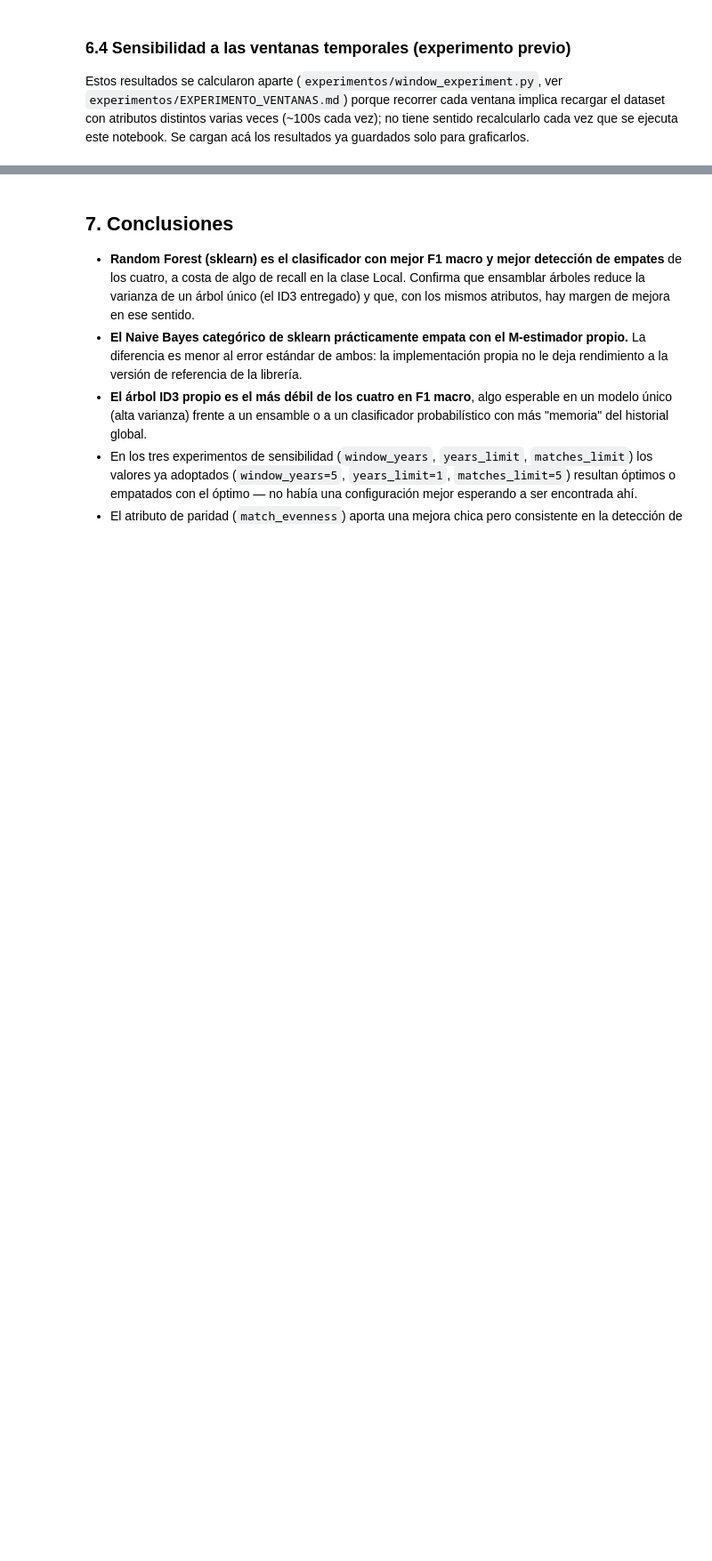
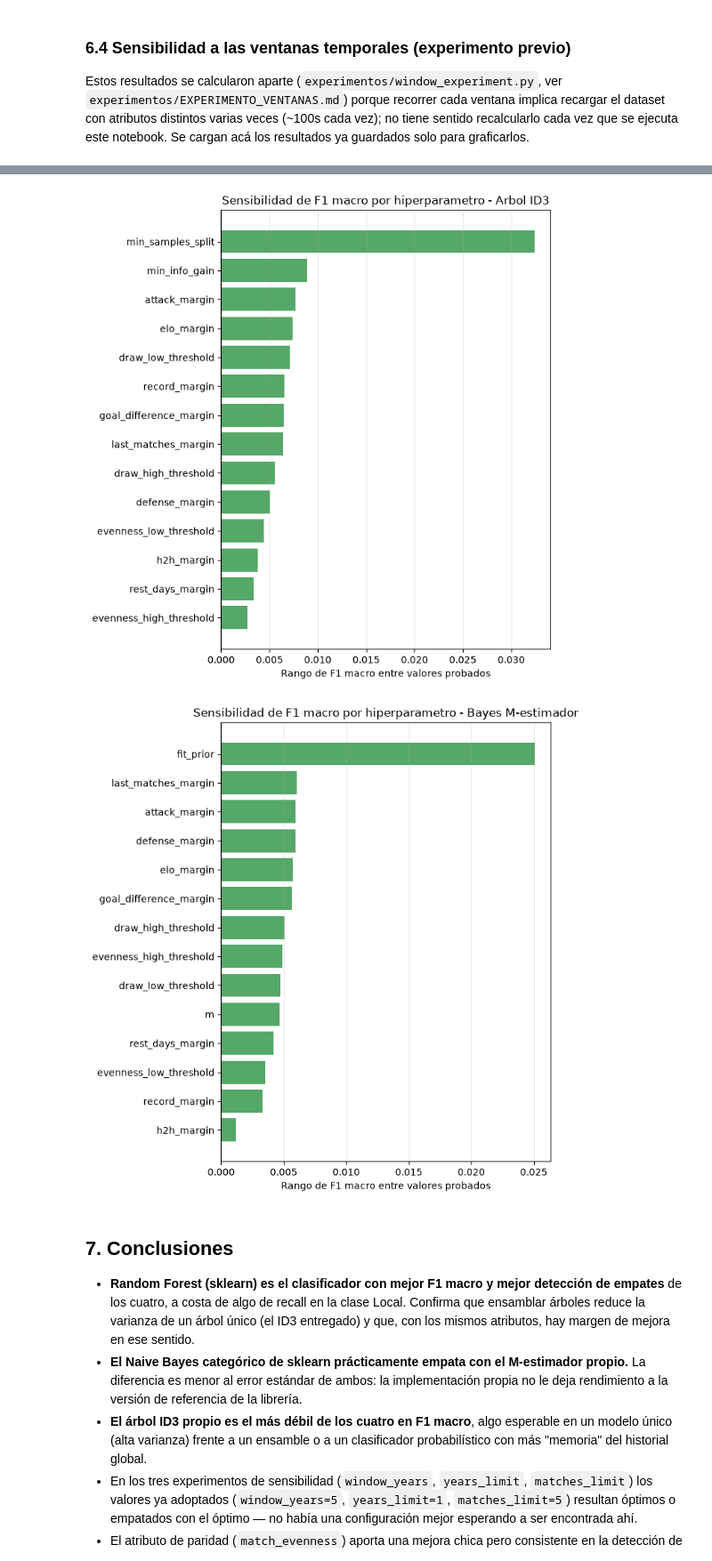
Before and after one commit to matiasencion/AprendizajeAutomatico, a Jupyter notebook: Tarea1/dataset/entrega.ipynb, the cells around one changed output, grey strips where cells are left out. Shown at 89% size. Saved outputs shown, nothing was run; the diff lists cells and outputs as text; code cells hidden in the pictures; blank space fills up the shorter version.

```diff
--- a/Tarea1/dataset/entrega.ipynb
+++ b/Tarea1/dataset/entrega.ipynb
@@ -550,3 +597,49 @@ plt.show()
+# %%
+
+etiquetas_arbol = {
+    "param_model__min_info_gain": "min_info_gain",
+    "param_model__min_samples_split": "min_samples_split",
+    "param_preprocessing__differences__discretizer__h2h_margin": "h2h_margin",
+    "param_preprocessing__differences__discretizer__rest_days_margin": "rest_days_margin",
+    "param_preprocessing__differences__discretizer__record_margin": "record_margin",
+    "param_preprocessing__differences__discretizer__last_matches_margin": "last_matches_margin",
+    "param_preprocessing__differences__discretizer__goal_difference_margin": "goal_difference_margin",
+    "param_preprocessing__differences__discretizer__elo_margin": "elo_margin",
+    "param_preprocessing__differences__discretizer__defense_margin": "defense_margin",
+    "param_preprocessing__differences__discretizer__attack_margin": "attack_margin",
+    "param_preprocessing__draw_rate__discretizer__low_threshold": "draw_low_threshold",
+    "param_preprocessing__draw_rate__discretizer__high_threshold": "draw_high_threshold",
+    "param_preprocessing__evenness__discretizer__low_threshold": "evenness_low_threshold",
+    "param_preprocessing__evenness__discretizer__high_threshold": "evenness_high_threshold",
+}
+fig = R.grafico_importancia_hiperparametros(
+    cv_results_arbol, etiquetas_arbol, "Sensibilidad de F1 macro por hiperparametro - Arbol ID3",
+)
+plt.show()
+
+etiquetas_bayes = {
+    "param_model__m": "m",
+    "param_model__fit_prior": "fit_prior",
+    "param_preprocessing__differences__discretizer__h2h_margin": "h2h_margin",
+    "param_preprocessing__differences__discretizer__rest_days_margin": "rest_days_margin",
+    "param_preprocessing__differences__discretizer__record_margin": "record_margin",
+    "param_preprocessing__differences__discretizer__last_matches_margin": "last_matches_margin",
+    "param_preprocessing__differences__discretizer__goal_difference_margin": "goal_difference_margin",
+    "param_preprocessing__differences__discretizer__elo_margin": "elo_margin",
+    "param_preprocessing__differences__discretizer__defense_margin": "defense_margin",
+    "param_preprocessing__differences__discretizer__attack_margin": "attack_margin",
+    "param_preprocessing__draw_rate__discretizer__low_threshold": "draw_low_threshold",
+    "param_preprocessing__draw_rate__discretizer__high_threshold": "draw_high_threshold",
+    "param_preprocessing__evenness__discretizer__low_threshold": "evenness_low_threshold",
+    "param_preprocessing__evenness__discretizer__high_threshold": "evenness_high_threshold",
+}
+fig = R.grafico_importancia_hiperparametros(
+    cv_results_bayes, etiquetas_bayes, "Sensibilidad de F1 macro por hiperparametro - Bayes M-estimador",
+)
+plt.show()
+# %% [output]
+[figure, added]
+[figure, added]
 # %% [markdown]
 ## 7. Conclusiones
 
```
Also changed, not shown: parts of 19 cells of this notebook, 9 other files.
